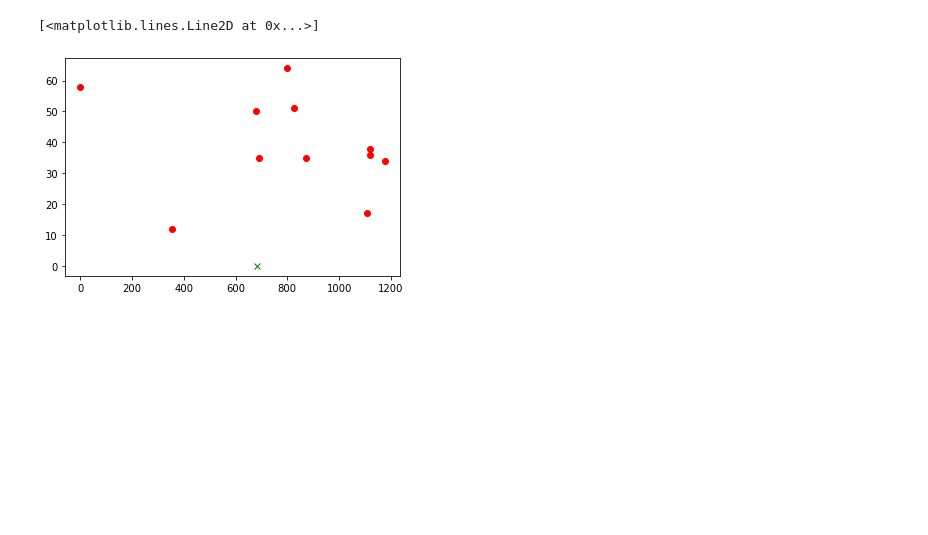
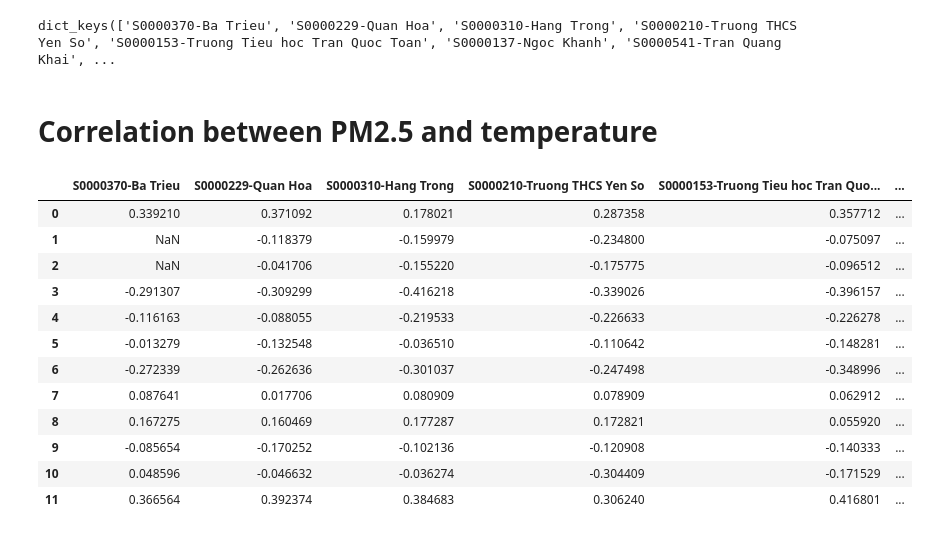
Before and after one commit to hoang1007/air-quality-forecasting, a Jupyter notebook: src/draft.ipynb, the cells around one changed output. Saved outputs shown, nothing was run; the diff lists cells and outputs as text; code cells hidden in the pictures; blank space fills up the shorter version.

Commit message:
update data analysis

```diff
--- a/src/draft.ipynb
+++ b/src/draft.ipynb
@@ -224,4 +8,0 @@ plt.legend([
-# %%
-y_hat, y, _ = predict(2, beta=1.0, fill_corr=True)
-plt.plot(y_hat, "r")
-plt.plot(y, "g")
@@ -323,6 +9,58 @@ src_grids, tar_grid = InverseDistanceAttention({"attn_dropout": 0.1}, 4).locs_to
-# %%
-plt.plot(src_grids[0, :, 0], src_grids[0, :, 1], "ro")
-plt.plot(tar_grid[0, :, 0], tar_grid[0, :, 1], "gx")
-# %% [output]
-[<matplotlib.lines.Line2D at 0x...>]
-[figure, removed]
+# %%
+raw = air_quality_train_data("../data/data-train")
+raw["input"].keys()
+# %% [output]
+dict_keys(['S0000370-Ba Trieu', 'S0000229-Quan Hoa', 'S0000310-Hang Trong', 'S0000210-Truong THCS Yen So', 'S0000153-Truong Tieu hoc Tran Quoc Toan', 'S0000137-Ngoc Khanh', 'S0000541-Tran Quang Khai', ...
+# %% [markdown]
+# Correlation between PM2.5 and temperature
+# %%
+def correlation_table(data):
+    from datetime import datetime
+    from utils.functional import get_solar_term
+
+    temp_corr = {}
+    humd_corr = {}
+
+    for st_name in data.keys():
+        station = data[st_name]["data"].copy()
+
+        if isinstance(station, pd.DataFrame):
+            date = station["timestamp"].map(lambda x: datetime.strptime(x, "%d/%m/%Y %H:%M"))
+            station["month"] = date.map(lambda x: x.month)
+            g_station = [group for _, group in station.groupby(['month'])]
+
+            for i in range(12):
+                station_im = g_station[i]
+                station_im.drop(["Unnamed: 0", "timestamp"], axis=1, inplace=True)
+
+                corr = station_im.corr()["PM2.5"]
+                if st_name not in temp_corr:
+                    temp_corr[st_name] = [corr["temperature"]]
+                    humd_corr[st_name] = [corr["humidity"]]
+                else:
+                    temp_corr[st_name].append(corr["temperature"])
+                    humd_corr[st_name].append(corr["humidity"])
+
+            # station["season"] = date.map(lambda x: x.month // 4)
+            # station["solar_term"] = date.map(lambda x: get_solar_term(x))
+            # corr[st_name] = station.corr()["PM2.5"]
+
+    return pd.DataFrame(temp_corr), pd.DataFrame(humd_corr)
+
+temp_corr, humd_corr = correlation_table(raw["input"])
+# %%
+temp_corr
+# %% [output]
+|  | S0000370-Ba Trieu | S0000229-Quan Hoa | S0000310-Hang Trong | S0000210-Truong THCS Yen So | S0000153-Truong Tieu hoc Tran Quo... | ... |
+| 0 | 0.339210 | 0.371092 | 0.178021 | 0.287358 | 0.357712 | ... |
+| 1 | NaN | -0.118379 | -0.159979 | -0.234800 | -0.075097 | ... |
+| 2 | NaN | -0.041706 | -0.155220 | -0.175775 | -0.096512 | ... |
+| 3 | -0.291307 | -0.309299 | -0.416218 | -0.339026 | -0.396157 | ... |
+| 4 | -0.116163 | -0.088055 | -0.219533 | -0.226633 | -0.226278 | ... |
+| 5 | -0.013279 | -0.132548 | -0.036510 | -0.110642 | -0.148281 | ... |
+| 6 | -0.272339 | -0.262636 | -0.301037 | -0.247498 | -0.348996 | ... |
+| 7 | 0.087641 | 0.017706 | 0.080909 | 0.078909 | 0.062912 | ... |
+| 8 | 0.167275 | 0.160469 | 0.177287 | 0.172821 | 0.055920 | ... |
+| 9 | -0.085654 | -0.170252 | -0.102136 | -0.120908 | -0.140333 | ... |
+| 10 | 0.048596 | -0.046632 | -0.036274 | -0.304409 | -0.171529 | ... |
+| 11 | 0.366564 | 0.392374 | 0.384683 | 0.306240 | 0.416801 | ... |
```
Also changed, not shown: parts of 39 cells of this notebook.
